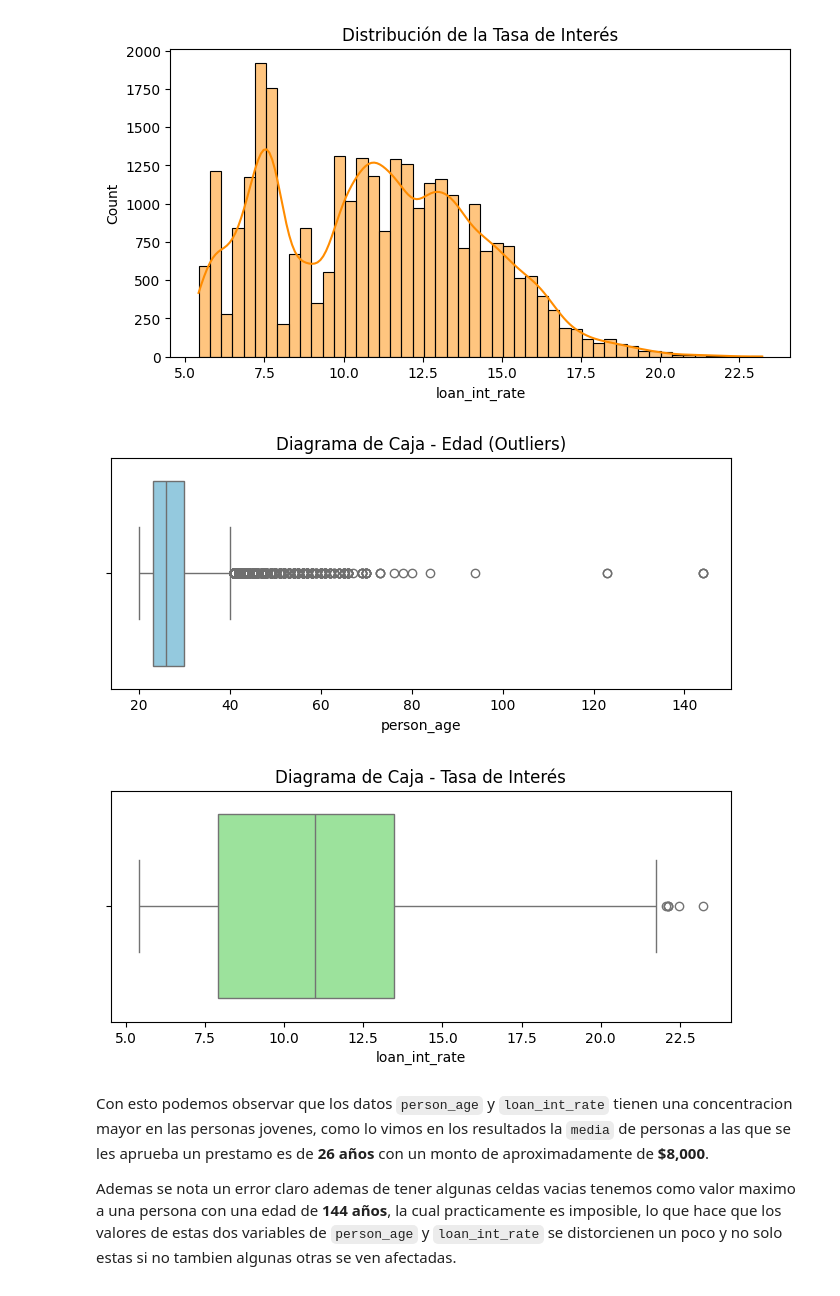
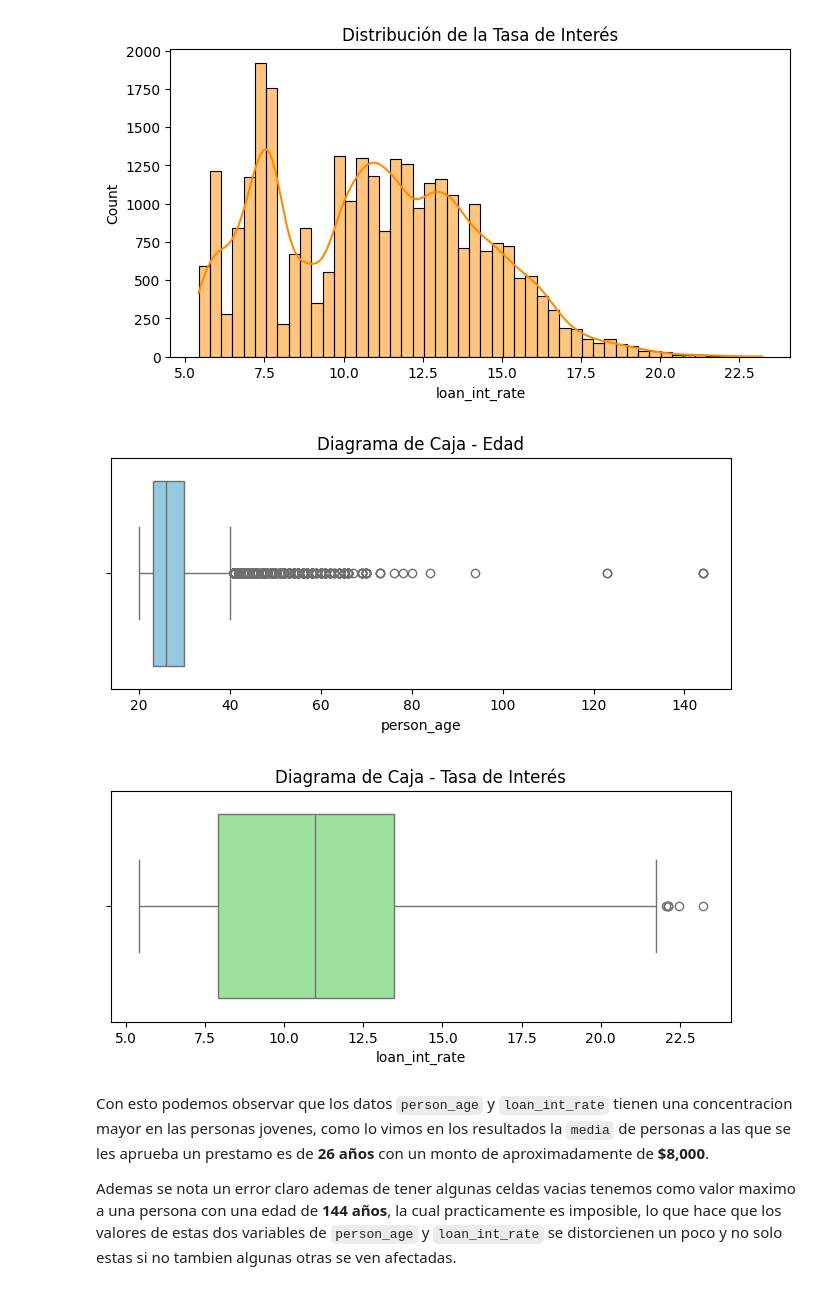
Before and after one commit to jose-esquivel-dev/Analitica_de_Datos, a Jupyter notebook: Practica_2/AD_U2_Practica_2_EsquivelJose.ipynb, the cells around one changed output. Drawn from its saved outputs; the diff is of its cells as text; code cells hidden in the pictures.

```diff
--- a/Practica_2/AD_U2_Practica_2_EsquivelJose.ipynb
+++ b/Practica_2/AD_U2_Practica_2_EsquivelJose.ipynb
@@ -308,17 +308,17 @@ Text(0.5, 1.0, 'Distribución de la Tasa de Interés')
 # %%
 # Boxplot para la Edad (aquí verás el punto de 144 flotando a la derecha)
 plt.figure(figsize=(8, 3))
 sns.boxplot(data=credit_df, x='person_age', color='skyblue')
-plt.title('Diagrama de Caja - Edad (Outliers)')
+plt.title('Diagrama de Caja - Edad')
 plt.show()
 
 # Boxplot para la Tasa de Interés
 plt.figure(figsize=(8, 3))
 sns.boxplot(data=credit_df, x='loan_int_rate', color='lightgreen')
 plt.title('Diagrama de Caja - Tasa de Interés')
 plt.show()
 # %% [output]
-[figure, old version]
+[figure, new version]
 [figure]
 # %% [markdown]
 Con esto podemos observar que los datos `person_age` y `loan_int_rate` tienen una concentracion mayor en las personas jovenes, como lo vimos en los resultados la `media` de personas a las que se les aprueba un prestamo es de **26 años** con un monto de aproximadamente de **$8,000**.
```
